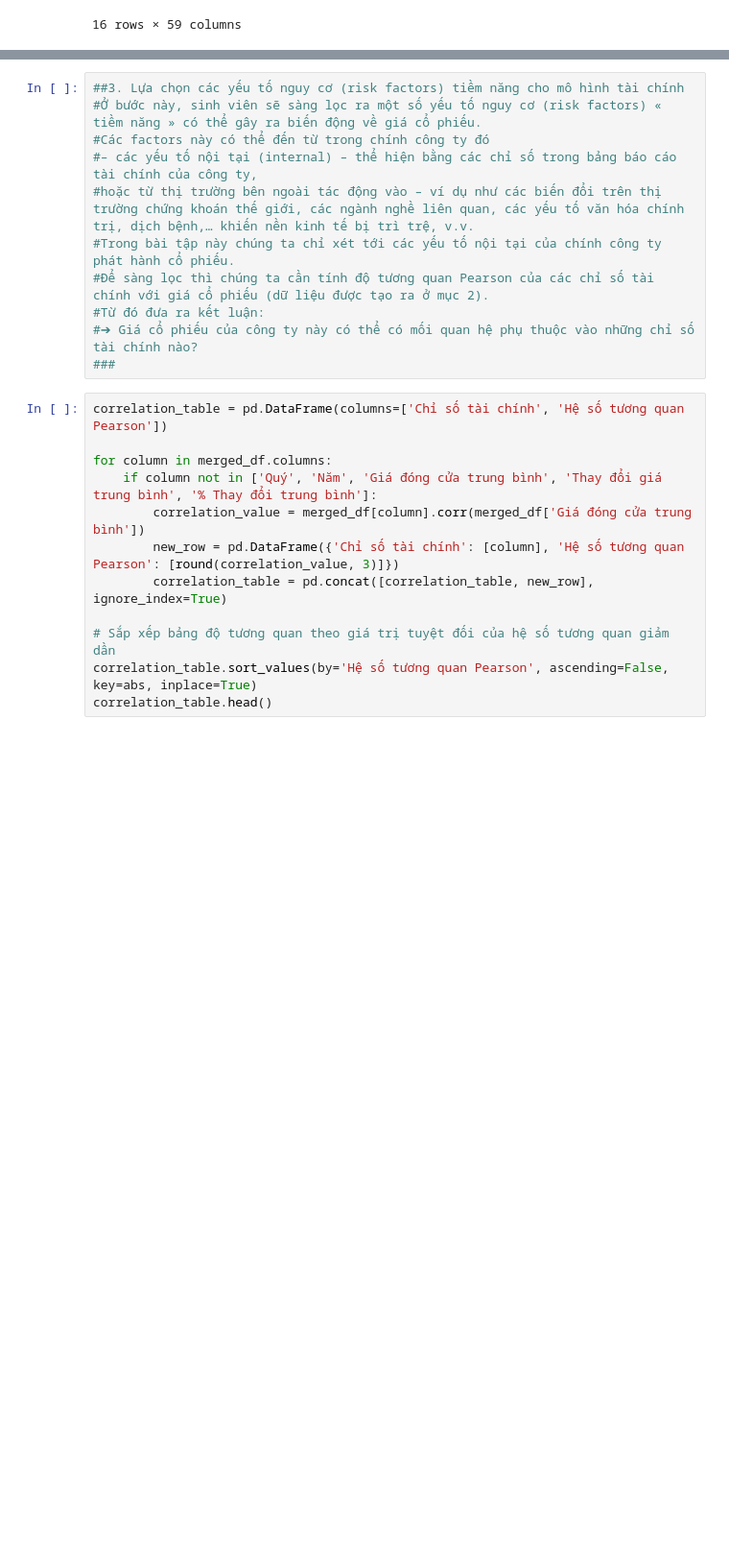
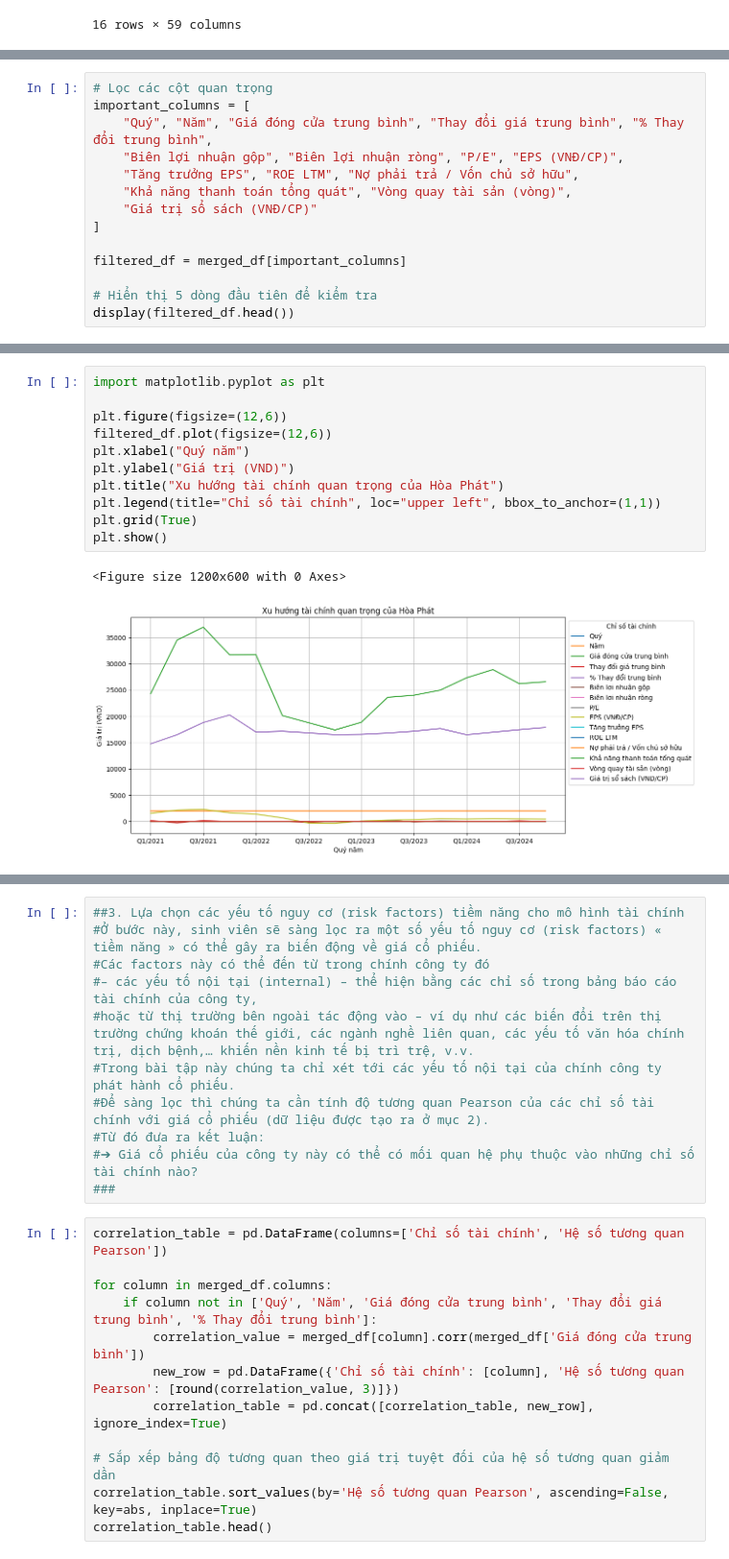
Before and after one commit to diepdangban/Datamining, a Jupyter notebook: Data_understanding.ipynb, the cells around one changed output, grey strips where cells are left out. Shown at 96% size. Saved outputs shown, nothing was run; the diff lists cells and outputs as text; blank space fills up the shorter version.

```diff
--- a/Data_understanding.ipynb
+++ b/Data_understanding.ipynb
@@ -502,0 +534,14 @@ merged_df.plot(figsize=(10, 6))
+# %%
+# Lọc các cột quan trọng
+important_columns = [
+    "Quý", "Năm", "Giá đóng cửa trung bình", "Thay đổi giá trung bình", "% Thay đổi trung bình",
+    "Biên lợi nhuận gộp", "Biên lợi nhuận ròng", "P/E", "EPS (VNĐ/CP)",
+    "Tăng trưởng EPS", "ROE LTM", "Nợ phải trả / Vốn chủ sở hữu",
+    "Khả năng thanh toán tổng quát", "Vòng quay tài sản (vòng)",
+    "Giá trị sổ sách (VNĐ/CP)"
+]
+
+filtered_df = merged_df[important_columns]
+
+# Hiển thị 5 dòng đầu tiên để kiểm tra
+display(filtered_df.head())
@@ -502,0 +556,14 @@ merged_df.plot(figsize=(10, 6))
+# %%
+import matplotlib.pyplot as plt
+
+plt.figure(figsize=(12,6))
+filtered_df.plot(figsize=(12,6))
+plt.xlabel("Quý năm")
+plt.ylabel("Giá trị (VND)")
+plt.title("Xu hướng tài chính quan trọng của Hòa Phát")
+plt.legend(title="Chỉ số tài chính", loc="upper left", bbox_to_anchor=(1,1))
+plt.grid(True)
+plt.show()
+# %% [output]
+<Figure size 1200x600 with 0 Axes>
+[figure, added]
```
Also changed, not shown: parts of 14 cells of this notebook.
